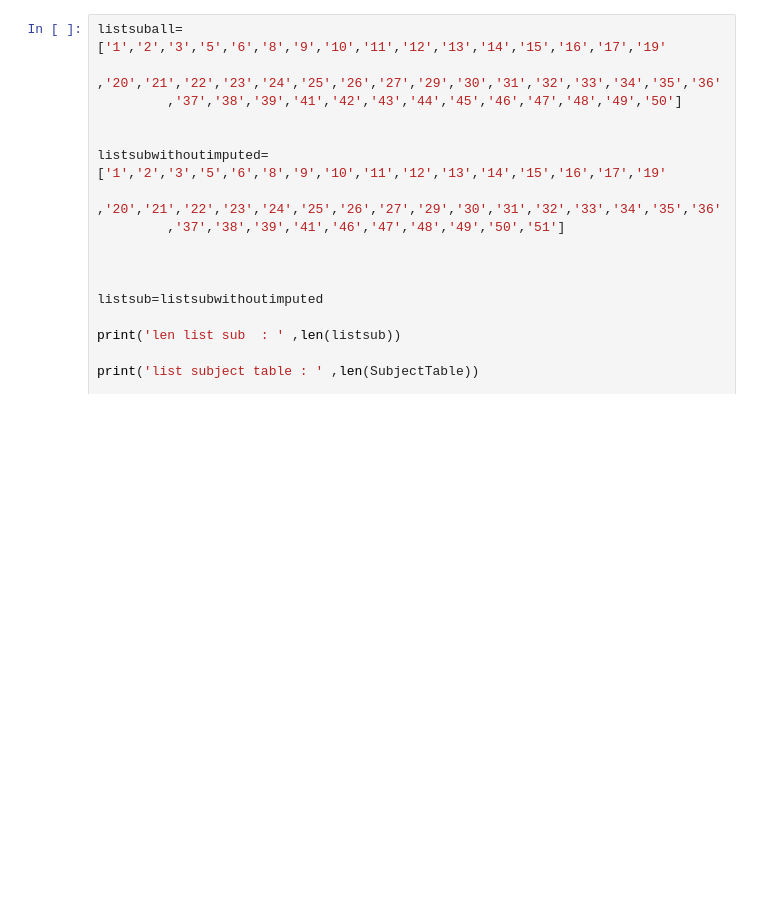
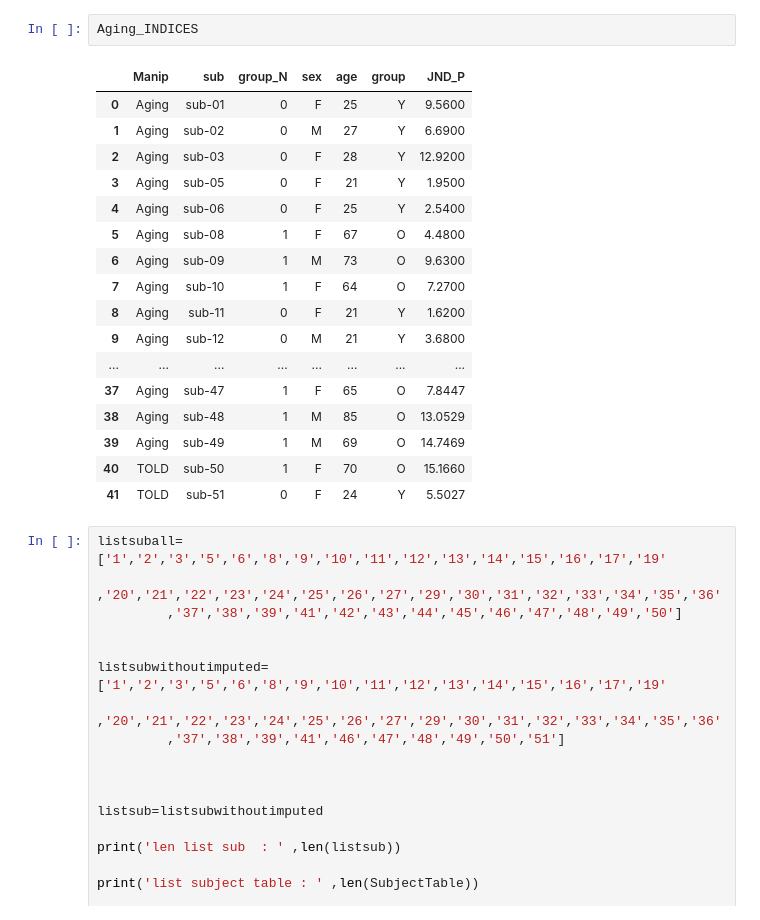
Before and after one commit to nicolascatz/CRPN_DTI_AGING_DPAKNC, a Jupyter notebook: scripts/DTI_Aging_Management_112025_V1.ipynb, the cells around one changed output. Drawn from its saved outputs; the diff is of its cells as text; blank space fills up the shorter version.

```diff
--- a/scripts/DTI_Aging_Management_112025_V1.ipynb
+++ b/scripts/DTI_Aging_Management_112025_V1.ipynb
@@ -41,3 +58,23 @@ FileNotFoundError: [WinError 3] Le chemin d’accès spécifié est introuvable:
+# %%
+Aging_INDICES
+# %% [output]
+|  | Manip | sub | group_N | sex | age | group | JND_P |
+| 0 | Aging | sub-01 | 0 | F | 25 | Y | 9.5600 |
+| 1 | Aging | sub-02 | 0 | M | 27 | Y | 6.6900 |
+| 2 | Aging | sub-03 | 0 | F | 28 | Y | 12.9200 |
+| 3 | Aging | sub-05 | 0 | F | 21 | Y | 1.9500 |
+| 4 | Aging | sub-06 | 0 | F | 25 | Y | 2.5400 |
+| 5 | Aging | sub-08 | 1 | F | 67 | O | 4.4800 |
+| 6 | Aging | sub-09 | 1 | M | 73 | O | 9.6300 |
+| 7 | Aging | sub-10 | 1 | F | 64 | O | 7.2700 |
+| 8 | Aging | sub-11 | 0 | F | 21 | Y | 1.6200 |
+| 9 | Aging | sub-12 | 0 | M | 21 | Y | 3.6800 |
+| ... | ... | ... | ... | ... | ... | ... | ... |
+| 37 | Aging | sub-47 | 1 | F | 65 | O | 7.8447 |
+| 38 | Aging | sub-48 | 1 | M | 85 | O | 13.0529 |
+| 39 | Aging | sub-49 | 1 | M | 69 | O | 14.7469 |
+| 40 | TOLD | sub-50 | 1 | F | 70 | O | 15.1660 |
+| 41 | TOLD | sub-51 | 0 | F | 24 | Y | 5.5027 |
 # %%
 listsuball=['1','2','3','5','6','8','9','10','11','12','13','14','15','16','17','19'
          ,'20','21','22','23','24','25','26','27','29','30','31','32','33','34','35','36'
```
Also changed, not shown: parts of 1 cell of this notebook, 36 other files.
